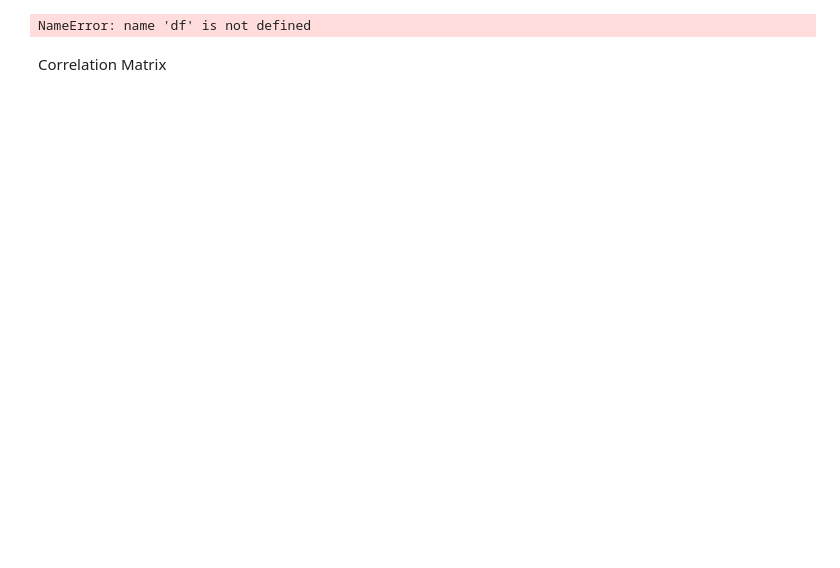
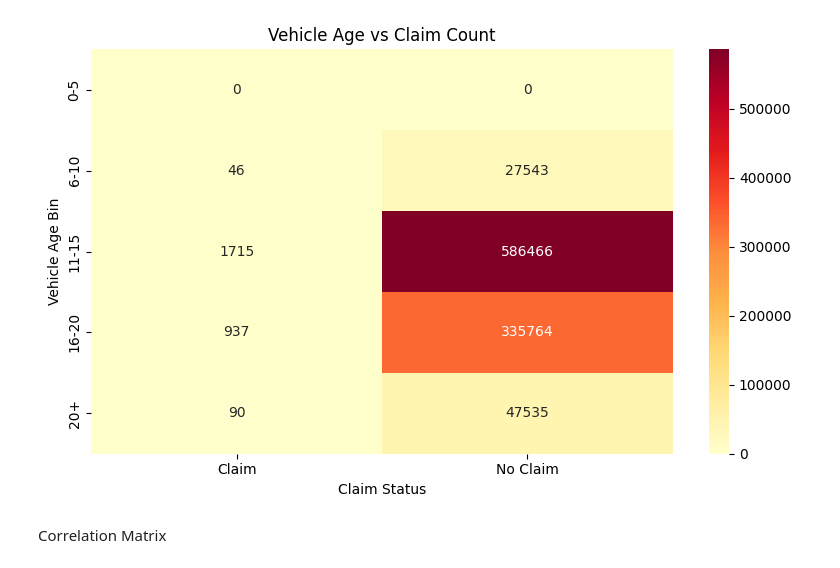
Before and after one commit to BetselotYitagesu/Insurance_Risk_Analytics_Predictive, a Jupyter notebook: notebooks/eda_plots.ipynb, the cells around one changed output. Cells and saved outputs as stored; diff of their text form; code cells hidden in the pictures; blank space fills up the shorter version.

```diff
--- a/notebooks/eda_plots.ipynb
+++ b/notebooks/eda_plots.ipynb
@@ -24,19 +41,27 @@ FileNotFoundError: [Errno 2] No such file or directory: 'data/processed/cleaned_
 # %%
 # Visualize relationship between age and claims using a 2D heatmap.
 
-df['Age_Bin'] = pd.cut(df['Age'], bins=10)
-heatmap_data = pd.crosstab(df['Age_Bin'], df['Claim'])
+import numpy as np
 
-plt.figure(figsize=(10,6))
-sns.heatmap(heatmap_data, annot=True, fmt="d", cmap="YlGnBu")
-plt.title('Claim Frequency by Age Group')
-plt.xlabel('Claim')
-plt.ylabel('Age Group')
+# Assume vehicle age in 2025
+df['VehicleAge'] = 2025 - df['RegistrationYear']
+
+# Bin the age
+df['AgeBin'] = pd.cut(df['VehicleAge'], bins=[0, 5, 10, 15, 20, 100], labels=['0-5', '6-10', '11-15', '16-20', '20+'])
+
+# Group by age bin and claim
+claim_heatmap = df.groupby(['AgeBin', 'Claim']).size().unstack(fill_value=0)
+
+# Plot
+plt.figure(figsize=(8, 5))
+sns.heatmap(claim_heatmap, annot=True, fmt='d', cmap='YlOrRd')
+plt.title('Vehicle Age vs Claim Count')
+plt.xlabel('Claim Status')
+plt.ylabel('Vehicle Age Bin')
 plt.tight_layout()
-plt.savefig('reports/figures/age_vs_claim_heatmap.png')
 plt.show()
 # %% [output]
-NameError: name 'df' is not defined
+[figure, added]
 # %% [markdown]
 Correlation Matrix
 # %%
```
Also changed, not shown: parts of 4 cells of this notebook, 4 other files.
